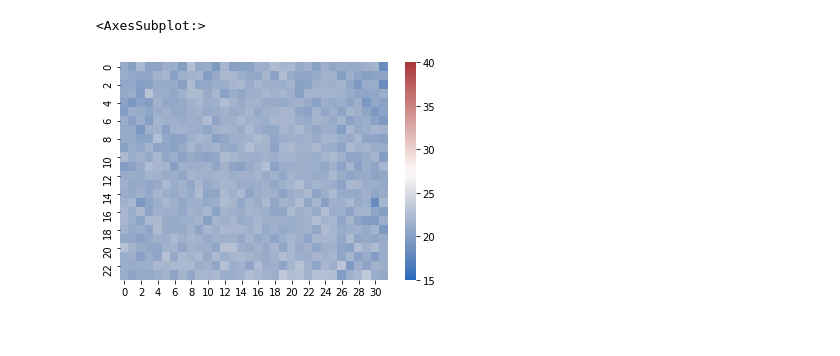
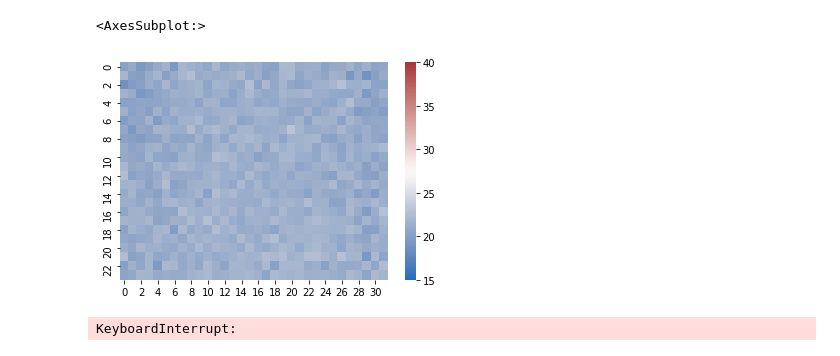
Before and after one commit to nickinack/Occupancy-Estimation, a Jupyter notebook: src/visualize.ipynb, the cells around one changed output. Cells and saved outputs as stored; diff of their text form; code cells hidden in the pictures.

```diff
--- a/src/visualize.ipynb
+++ b/src/visualize.ipynb
@@ -3,5 +3,5 @@ from bgs import *
 # %%
-sns.heatmap(data[103,:,:,14] , cmap="vlag" , vmin=15 ,vmax=40)
+sns.heatmap(data[53,:,:,13] , cmap="vlag" , vmin=15 ,vmax=40)
 # %% [output]
 <AxesSubplot:>
-[figure, old version]
+[figure, new version]
@@ -7,0 +26,27 @@ sns.heatmap(data[103,:,:,14] , cmap="vlag" , vmin=15 ,vmax=40)
+# %%
+maxi = -1
+for l in range(0,235):
+    start = 0
+    if l == 0:
+        start = 1
+    for k in range(start,16):
+        for i in range(0,24):
+            for j in range(0,32):
+                mean[l,i,j,k] = alpha*data[l,i,j,k]
+                if k==0:
+                    mean[l,i,j,k] = mean[l,i,j,k] + mean[l-1,i,j,15]*(1-alpha)
+                else:
+                    mean[l,i,j,k] = mean[l,i,j,k] + mean[l,i,j,k-1]*(1-alpha)
+                gp[l,i,j,k] = sc.norm(mean[l,i,j,k] , sigma).pdf(data[l,i,j,k])
+                if gp[l,i,j,k]<n:
+                    event[l,i,j,k] = 0
+                else:
+                    event[l,i,j,k] = 1
+                    if k!=0:
+                        mean[l,i,j,k] = mean[l,i,j,k-1]
+                    else:
+                        mean[l,i,j,k] = mean[l-1,i,j,15]
+                if gp[l,i,j,k] > maxi:
+                    maxi = gp[l,i,j,k]
+# %% [output]
+KeyboardInterrupt:
```
Also changed, not shown: parts of 4 cells of this notebook, 2 other files.
